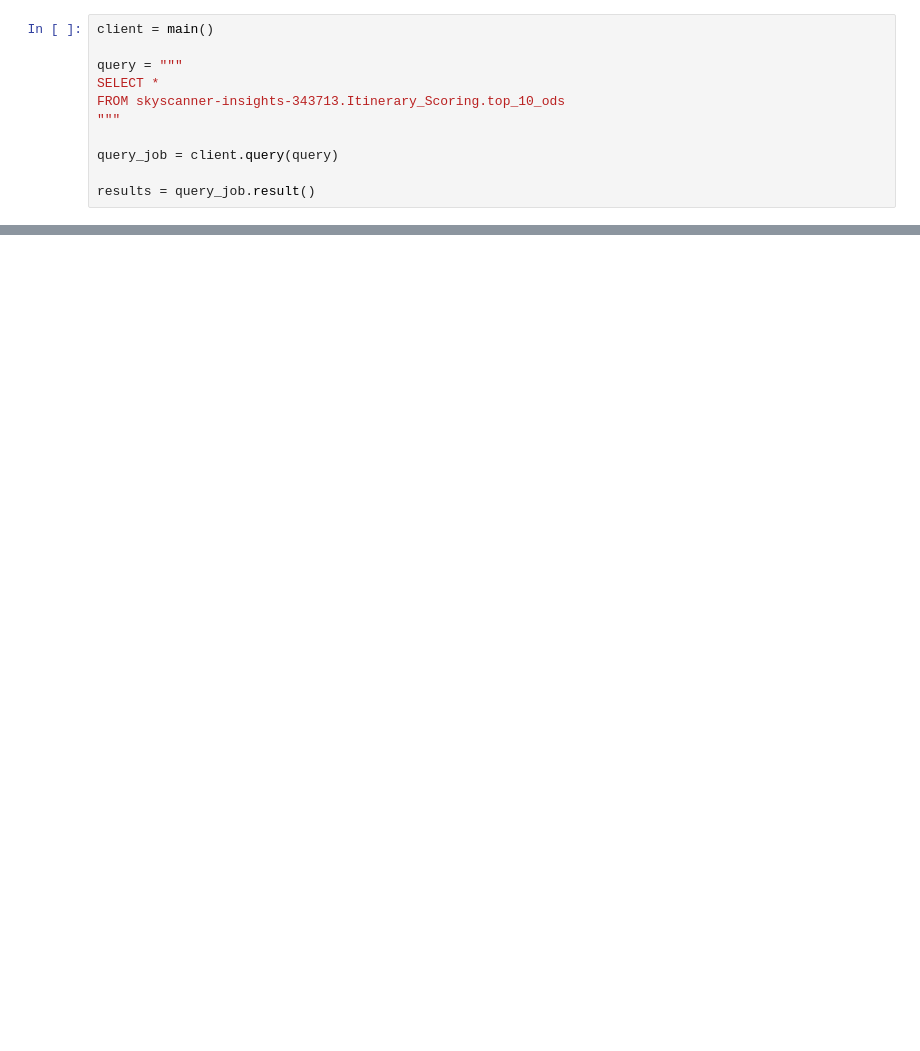
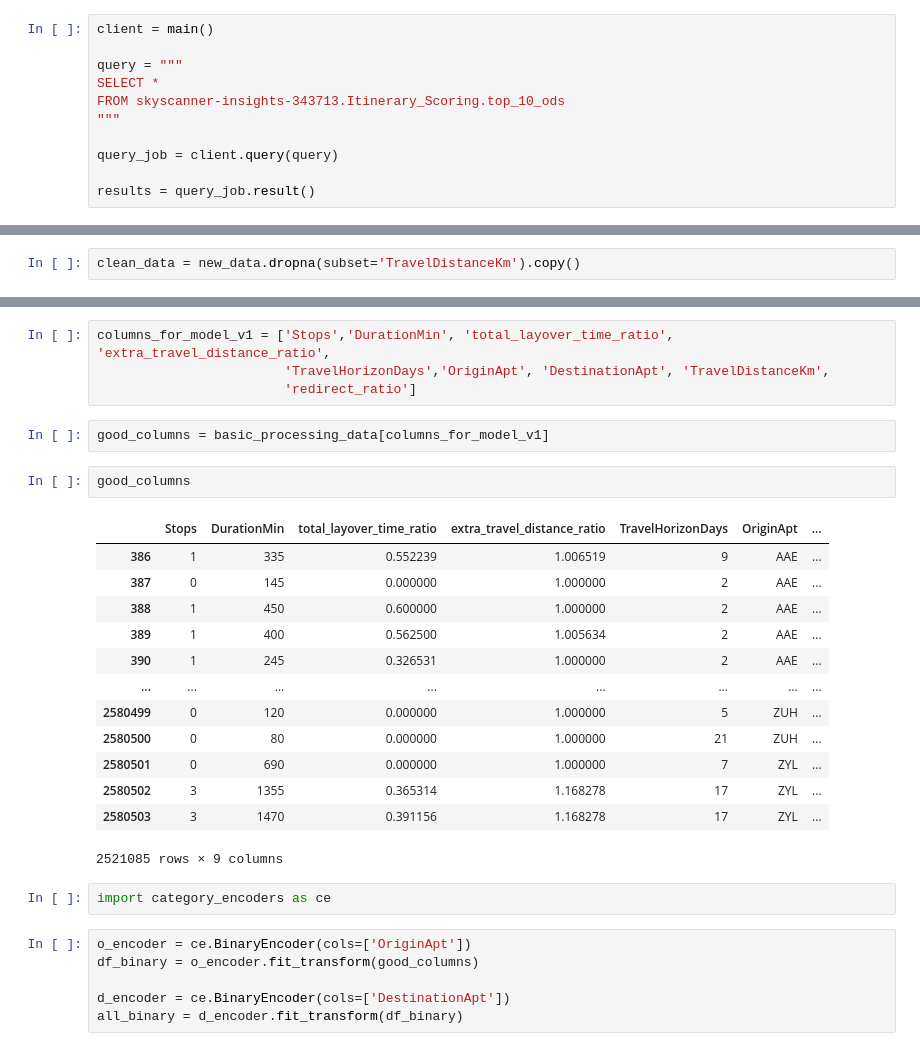
Before and after one commit to LaGenace/OptiFlyAi, a Jupyter notebook: Notebooks/ant_felix_data.ipynb, the cells around one changed output, grey strips where cells are left out. Drawn from its saved outputs; the diff is of its cells as text; blank space fills up the shorter version.

```diff
--- a/Notebooks/ant_felix_data.ipynb
+++ b/Notebooks/ant_felix_data.ipynb
@@ -137,0 +114,2 @@ calculate_distance_difference(data_with_layover, as_ratio=True)
+# %%
+clean_data = new_data.dropna(subset='TravelDistanceKm').copy()
@@ -137,0 +302,30 @@ calculate_distance_difference(data_with_layover, as_ratio=True)
+# %%
+columns_for_model_v1 = ['Stops','DurationMin', 'total_layover_time_ratio', 'extra_travel_distance_ratio',
+                        'TravelHorizonDays','OriginApt', 'DestinationApt', 'TravelDistanceKm',
+                        'redirect_ratio']
+# %%
+good_columns = basic_processing_data[columns_for_model_v1]
+# %%
+good_columns
+# %% [output]
+|  | Stops | DurationMin | total_layover_time_ratio | extra_travel_distance_ratio | TravelHorizonDays | OriginApt | ... |
+| 386 | 1 | 335 | 0.552239 | 1.006519 | 9 | AAE | ... |
+| 387 | 0 | 145 | 0.000000 | 1.000000 | 2 | AAE | ... |
+| 388 | 1 | 450 | 0.600000 | 1.000000 | 2 | AAE | ... |
+| 389 | 1 | 400 | 0.562500 | 1.005634 | 2 | AAE | ... |
+| 390 | 1 | 245 | 0.326531 | 1.000000 | 2 | AAE | ... |
+| ... | ... | ... | ... | ... | ... | ... | ... |
+| 2580499 | 0 | 120 | 0.000000 | 1.000000 | 5 | ZUH | ... |
+| 2580500 | 0 | 80 | 0.000000 | 1.000000 | 21 | ZUH | ... |
+| 2580501 | 0 | 690 | 0.000000 | 1.000000 | 7 | ZYL | ... |
+| 2580502 | 3 | 1355 | 0.365314 | 1.168278 | 17 | ZYL | ... |
+| 2580503 | 3 | 1470 | 0.391156 | 1.168278 | 17 | ZYL | ... |
+2521085 rows × 9 columns
+# %%
+import category_encoders as ce
+# %%
+o_encoder = ce.BinaryEncoder(cols=['OriginApt'])
+df_binary = o_encoder.fit_transform(good_columns)
+
+d_encoder = ce.BinaryEncoder(cols=['DestinationApt'])
+all_binary = d_encoder.fit_transform(df_binary)
```
Also changed, not shown: parts of 60 cells of this notebook, 1 other file.
